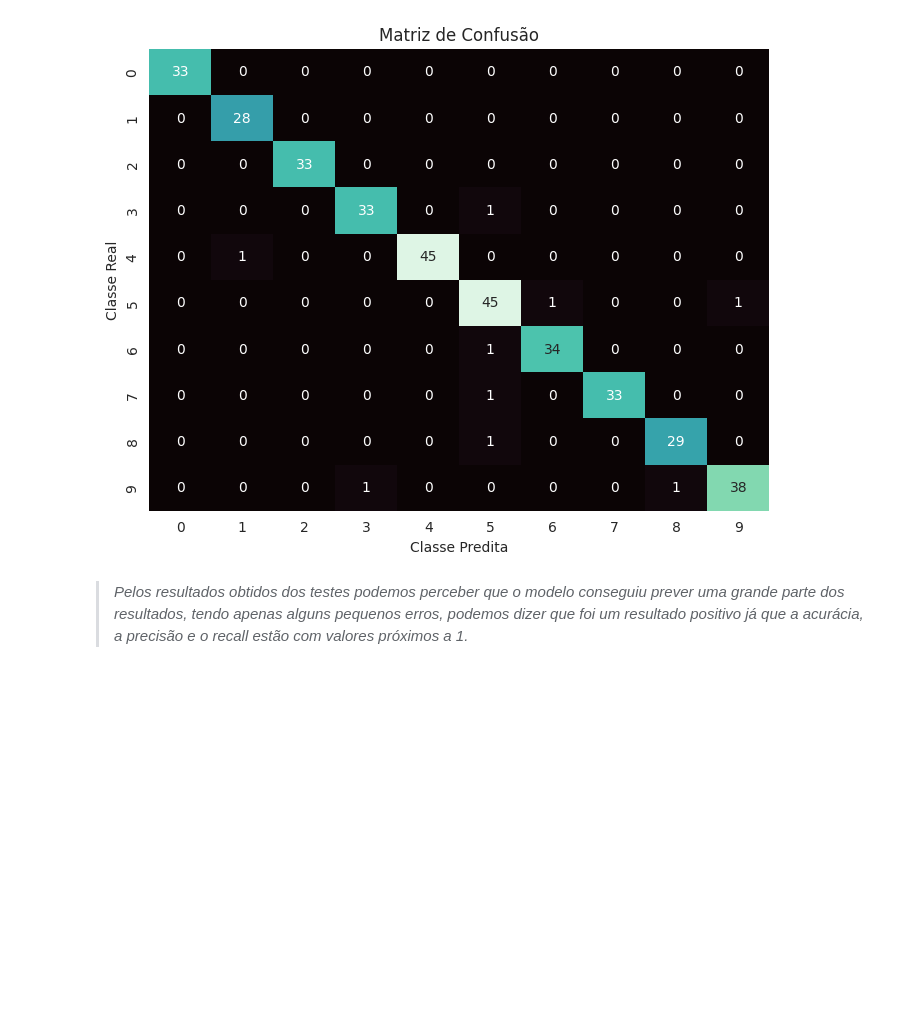
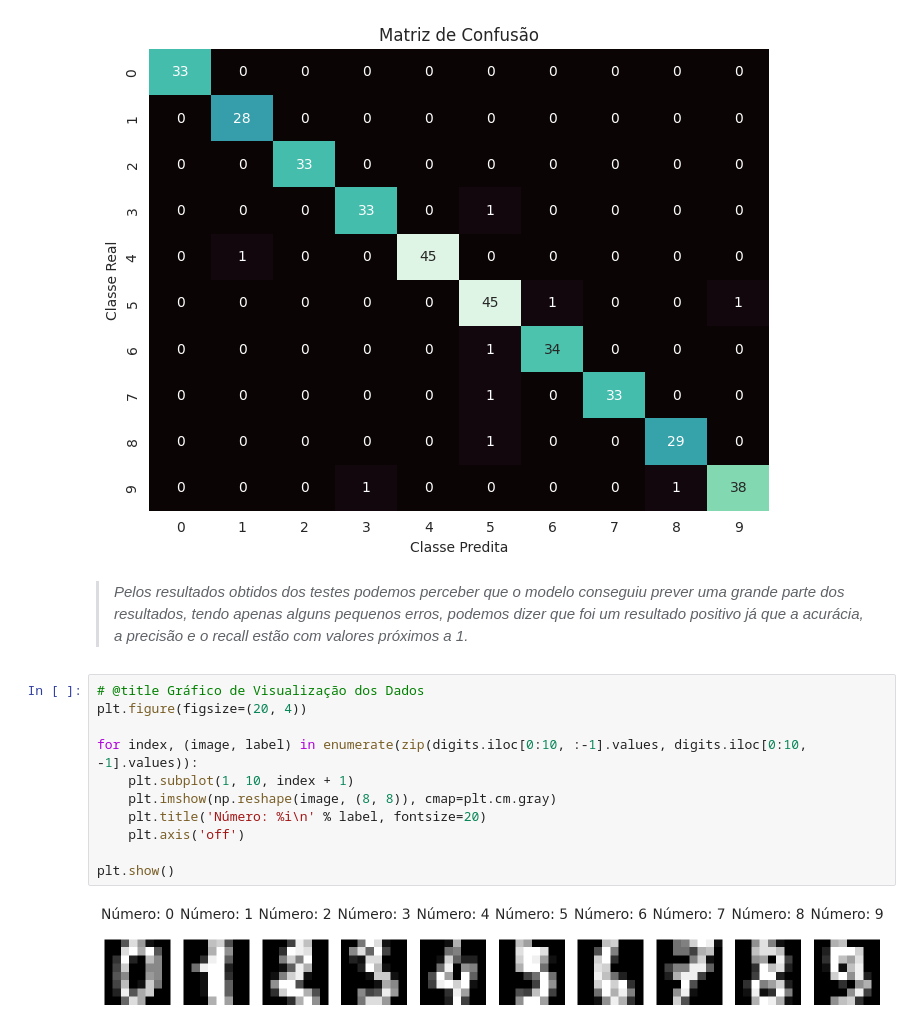
Before and after one commit to adhalya/estatistica_regressao_logistica_e_classificacao, a Jupyter notebook: Estatística_Modelos_de_Classificação_e_Regressão_Logística.ipynb, the cells around one changed output. Cells and saved outputs as stored; diff of their text form; blank space fills up the shorter version.

```diff
--- a/Estatística_Modelos_de_Classificação_e_Regressão_Logística.ipynb
+++ b/Estatística_Modelos_de_Classificação_e_Regressão_Logística.ipynb
@@ -478,3 +479,16 @@ plt.show()
 [figure]
 # %% [markdown]
 > *Pelos resultados obtidos dos testes podemos perceber que o modelo conseguiu prever uma grande parte dos resultados, tendo apenas alguns pequenos erros, podemos dizer que foi um resultado positivo já que a acurácia, a precisão e o recall estão com valores próximos a 1.*
+# %%
+# @title Gráfico de Visualização dos Dados
+plt.figure(figsize=(20, 4))
+
+for index, (image, label) in enumerate(zip(digits.iloc[0:10, :-1].values, digits.iloc[0:10, -1].values)):
+    plt.subplot(1, 10, index + 1)
+    plt.imshow(np.reshape(image, (8, 8)), cmap=plt.cm.gray)
+    plt.title('Número: %i\n' % label, fontsize=20)
+    plt.axis('off')
+
+plt.show()
+# %% [output]
+[figure, added]
```
Also changed, not shown: parts of 1 cell of this notebook.
